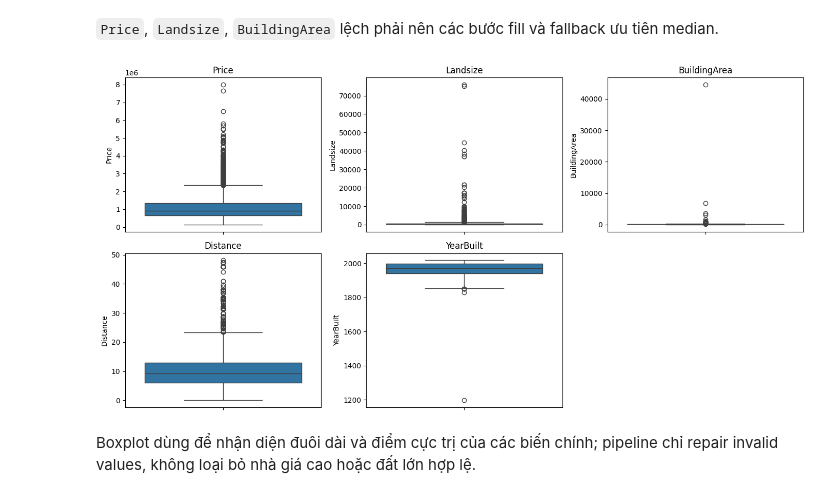
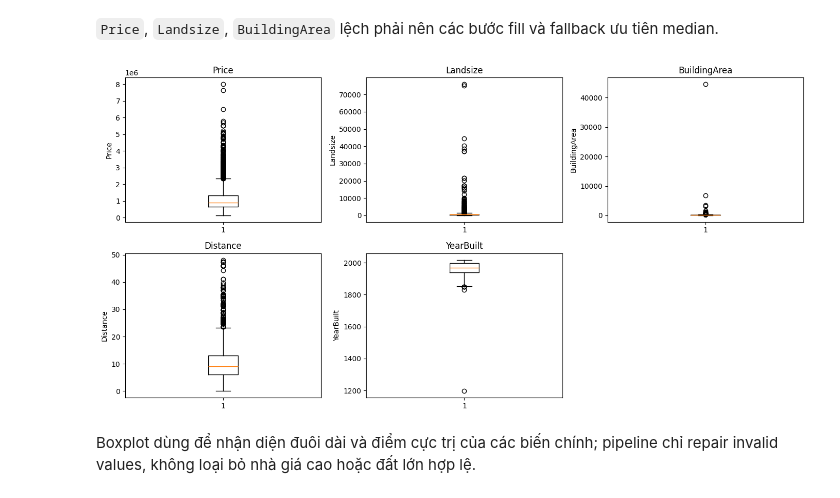
Before and after one commit to QuangNguyenNgoc/datafitting-and-ols-methods, a Jupyter notebook: part2/part2_eda.ipynb, the cells around one changed output. Saved outputs shown, nothing was run; the diff lists cells and outputs as text; code cells hidden in the pictures.

```diff
--- a/part2/part2_eda.ipynb
+++ b/part2/part2_eda.ipynb
@@ -269,18 +269,19 @@ plt.tight_layout()
 # %%
 plot_columns = ["Price", "Landsize", "BuildingArea", "Distance", "YearBuilt"]
 fig, axes = plt.subplots(2, 3, figsize=(14, 7))
 axes = axes.ravel()
 
 for ax, column in zip(axes, plot_columns):
-    sns.boxplot(data=X_train_raw, y=column, ax=ax)
+    ax.boxplot(X_train_raw[column].dropna(), vert=True)
     ax.set_title(column)
+    ax.set_ylabel(column)
 
 for ax in axes[len(plot_columns):]:
     ax.set_visible(False)
 
 plt.tight_layout()
 # %% [output]
-[figure, old version]
+[figure, new version]
 # %% [markdown]
 Boxplot dùng để nhận diện đuôi dài và điểm cực trị của các biến chính; pipeline chỉ repair invalid values, không loại bỏ nhà giá cao hoặc đất lớn hợp lệ.
 # %%
```
Also changed, not shown: parts of 4 cells of this notebook, 2 other files.
